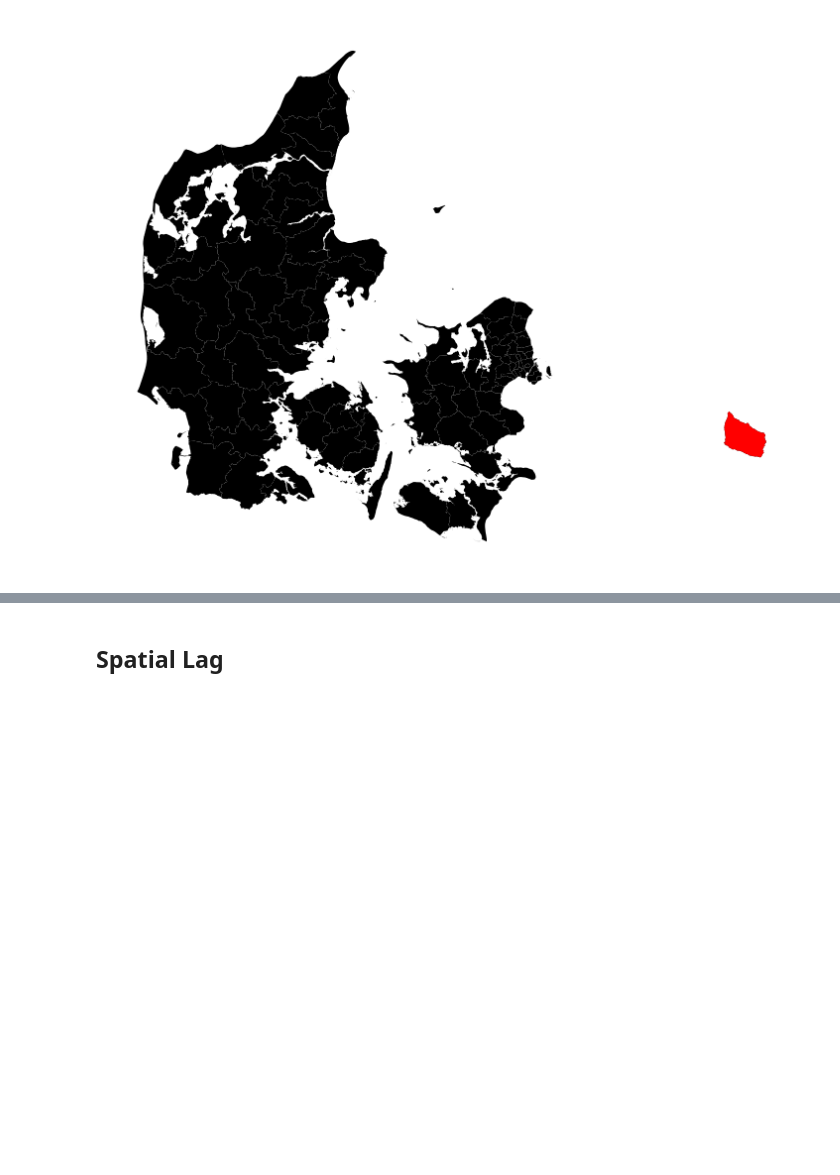
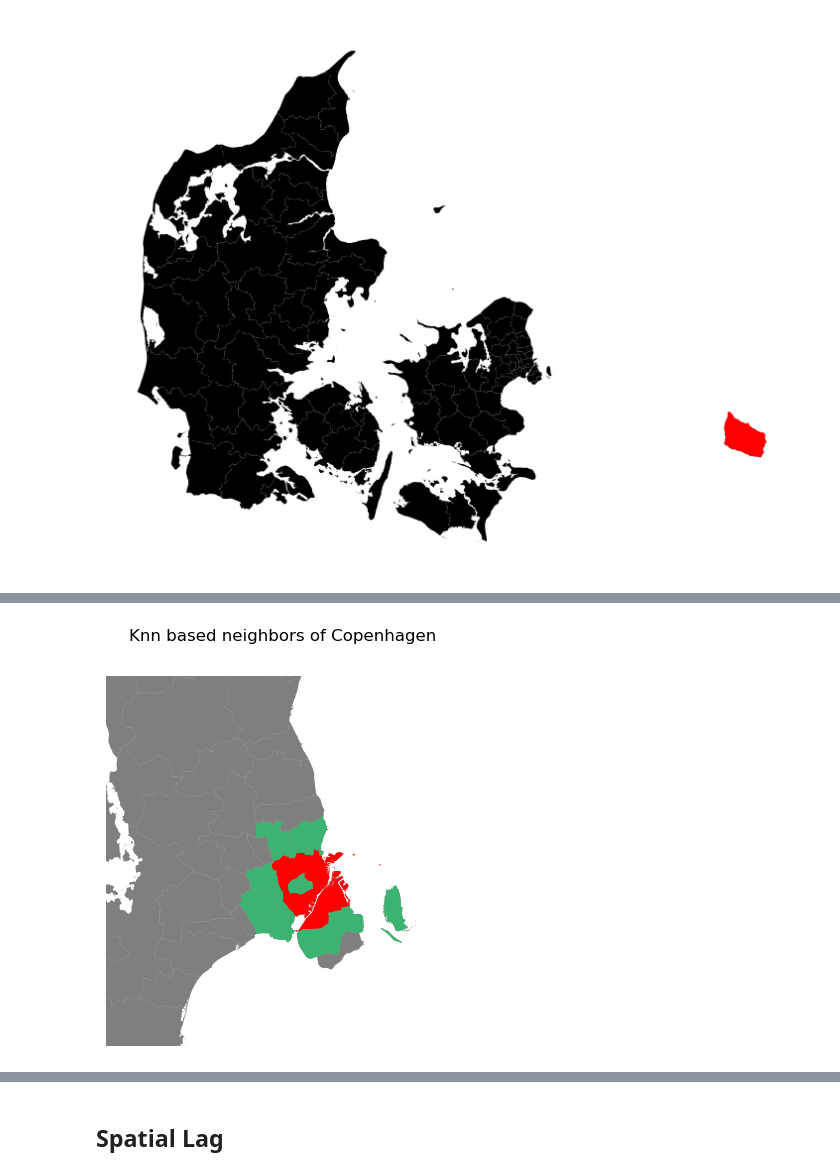
Before and after one commit to agnesutovaite/geospatial, a Jupyter notebook: project_notebook.ipynb, the cells around one changed output, grey strips where cells are left out. Saved outputs shown, nothing was run; the diff lists cells and outputs as text; code cells hidden in the pictures; blank space fills up the shorter version.

Commit message:
added mintresh, plot of knn, histogram

```diff
--- a/project_notebook.ipynb
+++ b/project_notebook.ipynb
@@ -616,7 +611,7 @@ plt.show()
 # %% [markdown]
 ### Spatial Weigths
 # %%
-w = weights.KNN.from_dataframe(gdf, k=4)
+w = weights.KNN.from_dataframe(gdf, k=8)
 # %%
 w_dist40kmC = weights.DistanceBand.from_dataframe(gdf, 40000, binary=False)
 w_dist50kmC = weights.DistanceBand.from_dataframe(gdf, 50000, binary=False)
@@ -689,0 +701,25 @@ plt.show()
+# %%
+mun_id = 101
+
+# Setup figure
+f, ax = plt.subplots(1)
+# Plot base layer of polygons
+gdf.plot(ax=ax, facecolor='k', linewidth=1, alpha=0.5)
+# Select focal polygon
+focus = gdf.loc[[mun_id], ['geometry']]
+# Plot focal polygon
+focus.plot(facecolor='red', alpha=1, linewidth=1, ax=ax)
+# Plot neighbors
+neis = gdf.loc[list(w[mun_id].keys()), :]
+neis_w = list(w[mun_id].values())
+neis['neis_w'] = neis_w
+neis.plot(column='neis_w', ax=ax, linewidth=0.5, color='mediumseagreen')
+# Title
+f.suptitle("Knn based neighbors of Copenhagen")
+# Style and display on screen
+ax.set_xlim(690000, 750000)
+ax.set_ylim(6150000, 6210000)
+ax.set_axis_off()
+plt.show()
+# %% [output]
+[figure, added]
```
Also changed, not shown: parts of 15 cells of this notebook, 1 other file.
